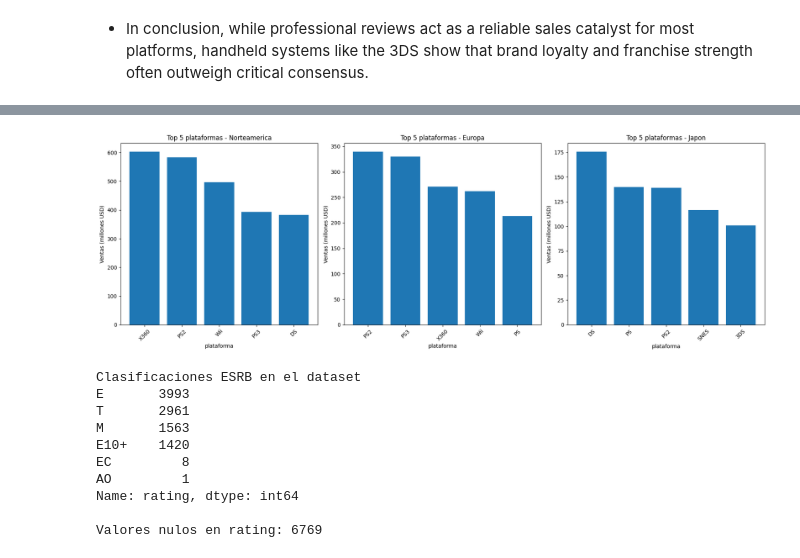
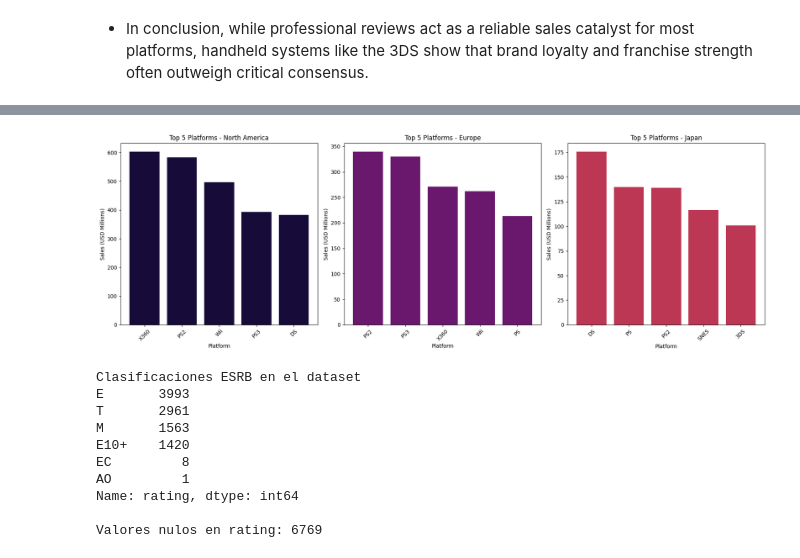
Before and after one commit to juliethrodri24-web/analisis_ventas_videojuegos_tienda, a Jupyter notebook: notebook.ipynb, the cells around one changed output, grey strips where cells are left out. Drawn from its saved outputs; the diff is of its cells as text; code cells hidden in the pictures.

```diff
--- a/notebook.ipynb
+++ b/notebook.ipynb
@@ -1395,49 +1391,44 @@ df_games.head()
 # %%
-### VISUALIZACION COMPARATIVA DE PLATAFORMAS
+### COMPARATIVE PLATFORM VISUALIZATION
 
-plataformas_comparacion = pd.DataFrame({
+# Create a comparison DataFrame (handling missing values with 0)
+platform_comparison = pd.DataFrame({
     'NA': na_platforms,
     'EU': eu_platforms,
     'JP': jp_platforms
 }).fillna(0)
 
+# Create a figure with 3 subplots side by side
 fig, axes = plt.subplots(1, 3, figsize=(18, 6))
 
-# Norteamerica
-axes[0].bar(range(len(na_platforms)), na_platforms.values)
-axes[0].set_title('Top 5 plataformas - Norteamerica')
-axes[0].set_xlabel('plataforma')
-axes[0].set_ylabel('Ventas (millones USD)')
+# North America Subplot
+axes[0].bar(range(len(na_platforms)), na_platforms.values, color=plt.cm.inferno(0.1))
+axes[0].set_title('Top 5 Platforms - North America')
+axes[0].set_xlabel('Platform')
+axes[0].set_ylabel('Sales (USD Millions)')
 axes[0].set_xticks(range(len(na_platforms)))
 axes[0].set_xticklabels(na_platforms.index, rotation=45)
 
-#plt.tight_layout()
-#plt.show()
-
-# Europa
-axes[1].bar(range(len(eu_platforms)), eu_platforms.values)
-axes[1].set_title('Top 5 plataformas - Europa')
-axes[1].set_xlabel('plataforma')
-axes[1].set_ylabel('Ventas (millones USD)')
+# Europe Subplot
+axes[1].bar(range(len(eu_platforms)), eu_platforms.values, color=plt.cm.inferno(0.3))
+axes[1].set_title('Top 5 Platforms - Europe')
+axes[1].set_xlabel('Platform')
+axes[1].set_ylabel('Sales (USD Millions)')
 axes[1].set_xticks(range(len(eu_platforms)))
 axes[1].set_xticklabels(eu_platforms.index, rotation=45)
 
-#plt.tight_layout()
-#plt.show()
-
-
-# Japon
-axes[2].bar(range(len(jp_platforms)), jp_platforms.values)
-axes[2].set_title('Top 5 plataformas - Japon')
-axes[2].set_xlabel('plataforma')
-axes[2].set_ylabel('Ventas (millones USD)')
+# Japan Subplot
+axes[2].bar(range(len(jp_platforms)), jp_platforms.values, color=plt.cm.inferno(0.5))
+axes[2].set_title('Top 5 Platforms - Japan')
+axes[2].set_xlabel('Platform')
+axes[2].set_ylabel('Sales (USD Millions)')
 axes[2].set_xticks(range(len(jp_platforms)))
 axes[2].set_xticklabels(jp_platforms.index, rotation=45)
 
 plt.tight_layout()
 plt.show()
 # %% [output]
-[figure, old version]
+[figure, new version]
 # %%
 #primero exploro las clasificaciones ESRB disponibles
 print("Clasificaciones ESRB en el dataset")
```
Also changed, not shown: parts of 12 cells of this notebook.
